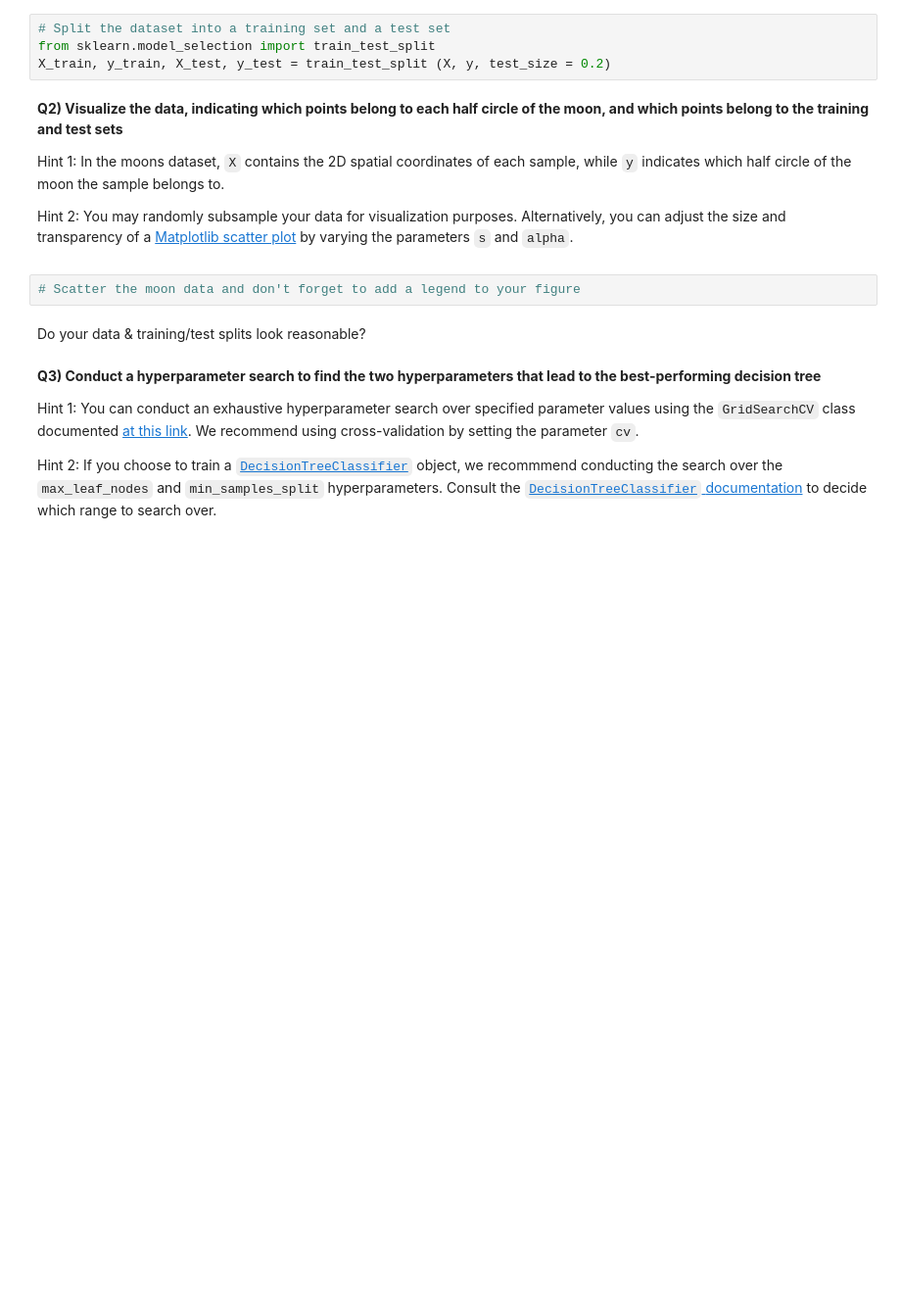
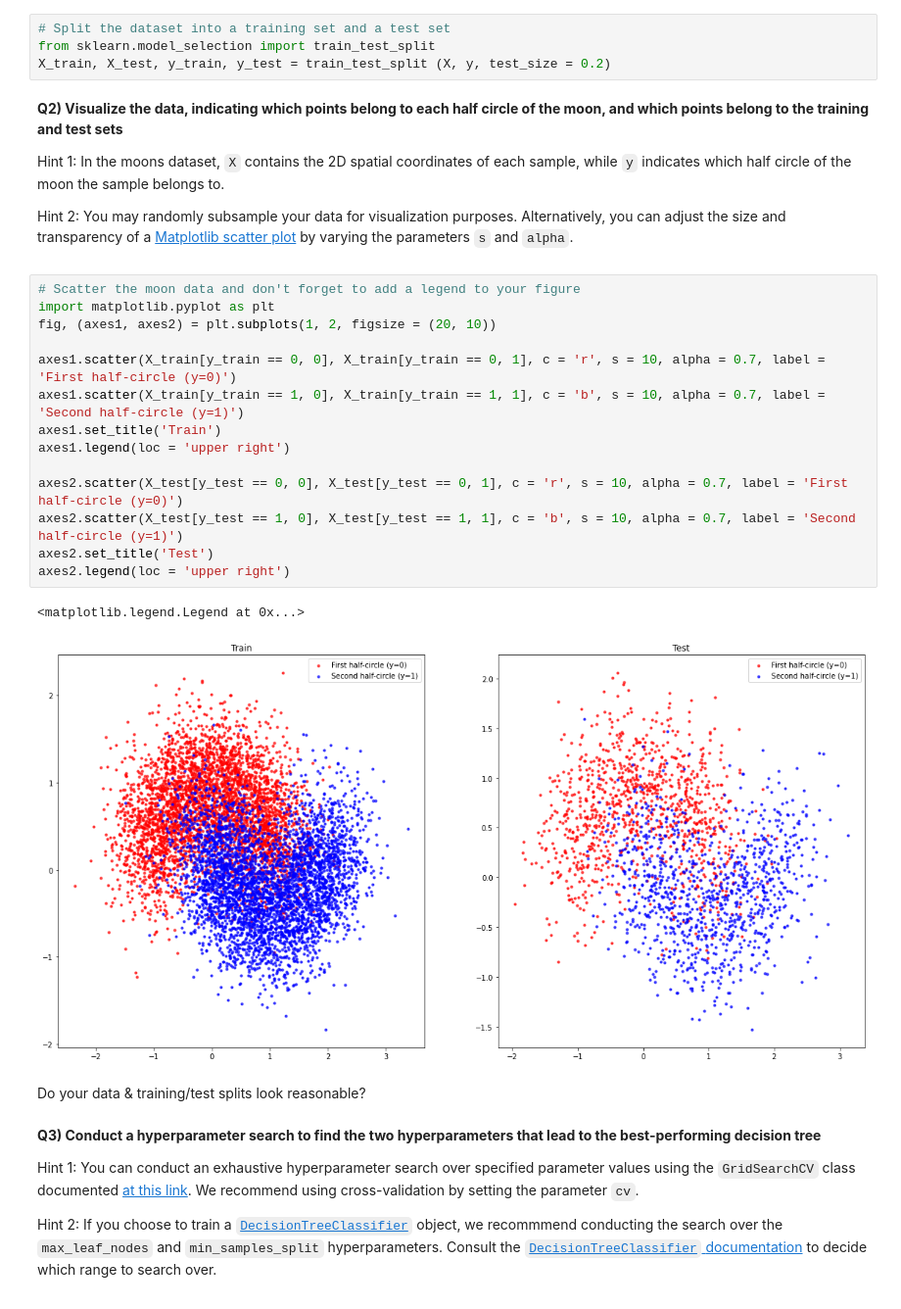
Before and after one commit to AlePol27/2022_ML_Earth_Env_Sci, a Jupyter notebook: Lab_Notebooks/S3_2_Decision_Trees.ipynb, the cells around one changed output. Shown at 98% size. Cells and saved outputs as stored; diff of their text form; blank space fills up the shorter version.

```diff
--- a/Lab_Notebooks/S3_2_Decision_Trees.ipynb
+++ b/Lab_Notebooks/S3_2_Decision_Trees.ipynb
@@ -24,7 +24,7 @@ Hint 2: We recommend keeping 20% of the dataset for testing.
 # %%
 # Split the dataset into a training set and a test set
 from sklearn.model_selection import train_test_split
-X_train, y_train, X_test, y_test = train_test_split (X, y, test_size = 0.2)
+X_train, X_test, y_train, y_test = train_test_split (X, y, test_size = 0.2)
 # %% [markdown]
 **Q2) Visualize the data, indicating which points belong to each half circle of the moon, and which points belong to the training and test sets**
 
@@ -33,8 +33,23 @@ Hint 1: In the moons dataset, `X` contains the 2D spatial coordinates of each sa
 Hint 2: You may randomly subsample your data for visualization purposes. Alternatively, you can adjust the size and transparency of a [Matplotlib scatter plot](https://matplotlib.org/stable/api/_as_gen/matplotlib.pyplot.scatter.html) by varying the parameters `s` and `alpha`.
 
 <a name="Q2"></a>
-# %%
-# Scatter the moon data and don't forget to add a legend to your figure
+# %%
+# Scatter the moon data and don't forget to add a legend to your figure
+import matplotlib.pyplot as plt
+fig, (axes1, axes2) = plt.subplots(1, 2, figsize = (20, 10))
+
+axes1.scatter(X_train[y_train == 0, 0], X_train[y_train == 0, 1], c = 'r', s = 10, alpha = 0.7, label = 'First half-circle (y=0)')
+axes1.scatter(X_train[y_train == 1, 0], X_train[y_train == 1, 1], c = 'b', s = 10, alpha = 0.7, label = 'Second half-circle (y=1)')
+axes1.set_title('Train')
+axes1.legend(loc = 'upper right')
+
+axes2.scatter(X_test[y_test == 0, 0], X_test[y_test == 0, 1], c = 'r', s = 10, alpha = 0.7, label = 'First half-circle (y=0)')
+axes2.scatter(X_test[y_test == 1, 0], X_test[y_test == 1, 1], c = 'b', s = 10, alpha = 0.7, label = 'Second half-circle (y=1)')
+axes2.set_title('Test')
+axes2.legend(loc = 'upper right')
+# %% [output]
+<matplotlib.legend.Legend at 0x...>
+[figure, added]
 # %% [markdown]
 Do your data & training/test splits look reasonable?
 # %% [markdown]
```
Also changed, not shown: parts of 7 cells of this notebook.
